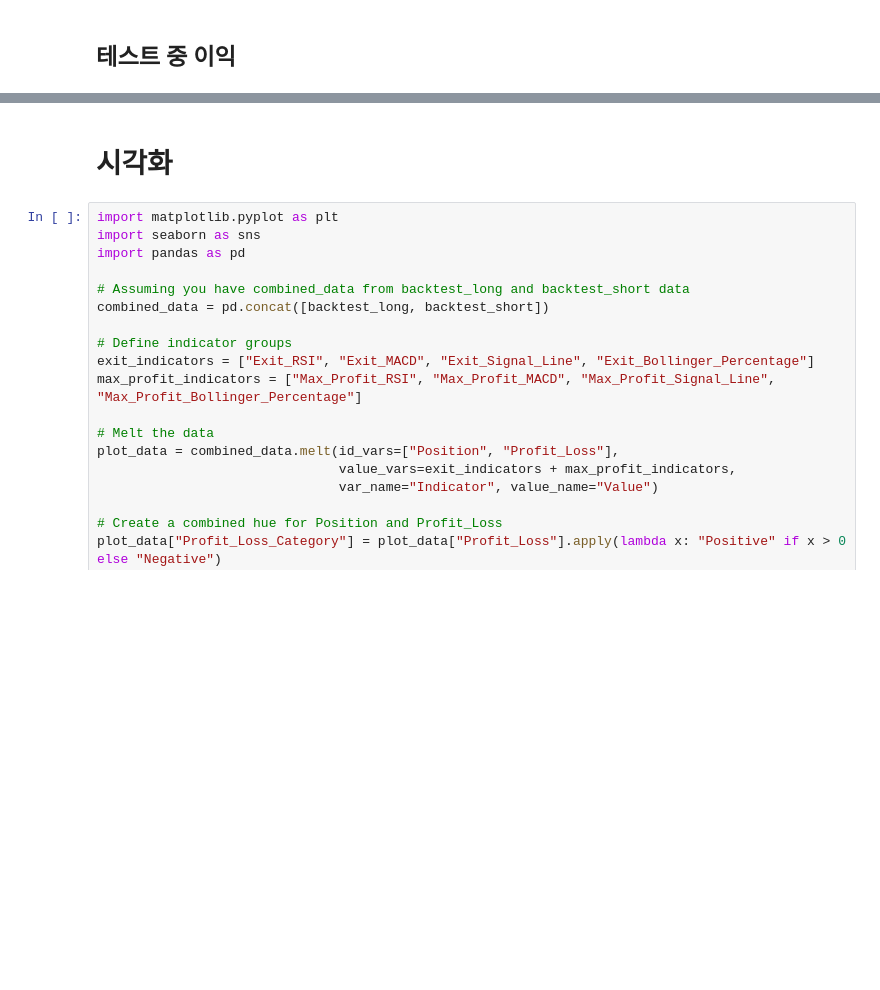
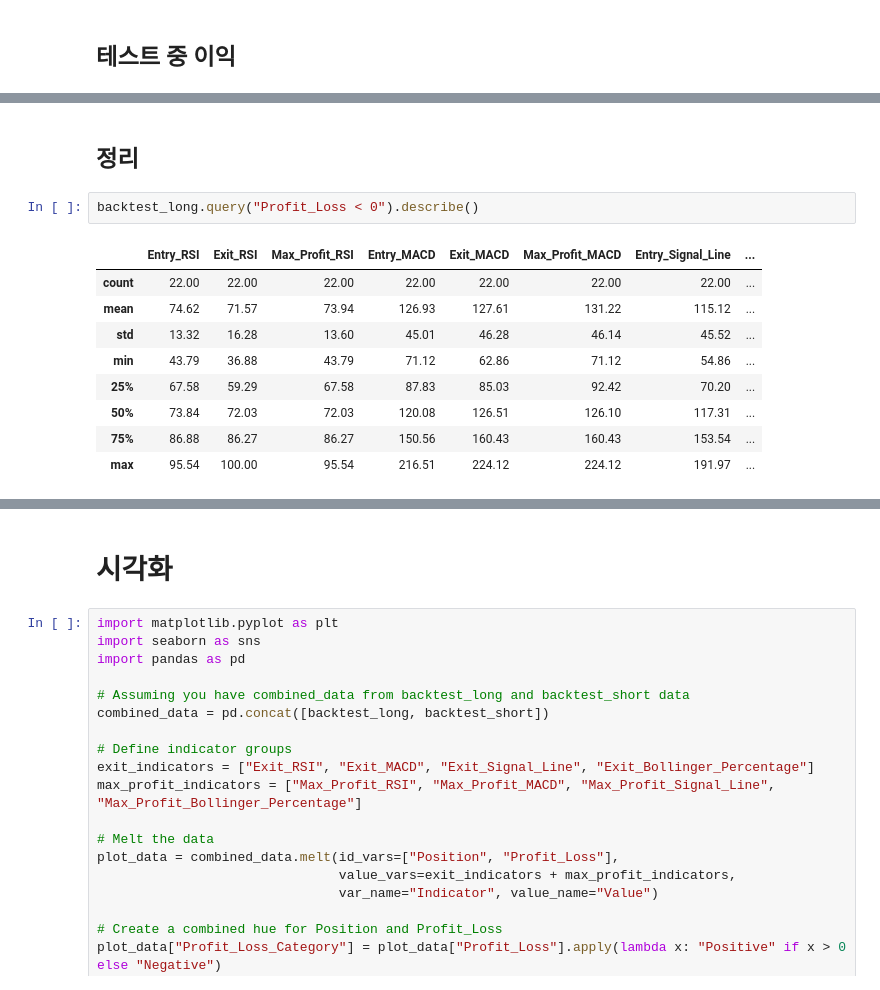
Before and after one commit to entangelk/bit_perp_trading_with_macd, a Jupyter notebook: docs/analysis/backtest.ipynb, the cells around one changed output, grey strips where cells are left out. Saved outputs shown, nothing was run; the diff lists cells and outputs as text; blank space fills up the shorter version.

```diff
--- a/docs/analysis/backtest.ipynb
+++ b/docs/analysis/backtest.ipynb
@@ -186,0 +181,14 @@ backtest_long.query("Profit_Loss > 0")
+# %% [markdown]
+## 정리
+# %%
+backtest_long.query("Profit_Loss < 0").describe()
+# %% [output]
+|  | Entry_RSI | Exit_RSI | Max_Profit_RSI | Entry_MACD | Exit_MACD | Max_Profit_MACD | Entry_Signal_Line | ... |
+| count | 22.00 | 22.00 | 22.00 | 22.00 | 22.00 | 22.00 | 22.00 | ... |
+| mean | 74.62 | 71.57 | 73.94 | 126.93 | 127.61 | 131.22 | 115.12 | ... |
+| std | 13.32 | 16.28 | 13.60 | 45.01 | 46.28 | 46.14 | 45.52 | ... |
+| min | 43.79 | 36.88 | 43.79 | 71.12 | 62.86 | 71.12 | 54.86 | ... |
+| 25% | 67.58 | 59.29 | 67.58 | 87.83 | 85.03 | 92.42 | 70.20 | ... |
+| 50% | 73.84 | 72.03 | 72.03 | 120.08 | 126.51 | 126.10 | 117.31 | ... |
+| 75% | 86.88 | 86.27 | 86.27 | 150.56 | 160.43 | 160.43 | 153.54 | ... |
+| max | 95.54 | 100.00 | 95.54 | 216.51 | 224.12 | 224.12 | 191.97 | ... |
```
Also changed, not shown: parts of 15 cells of this notebook, 3 other files.
